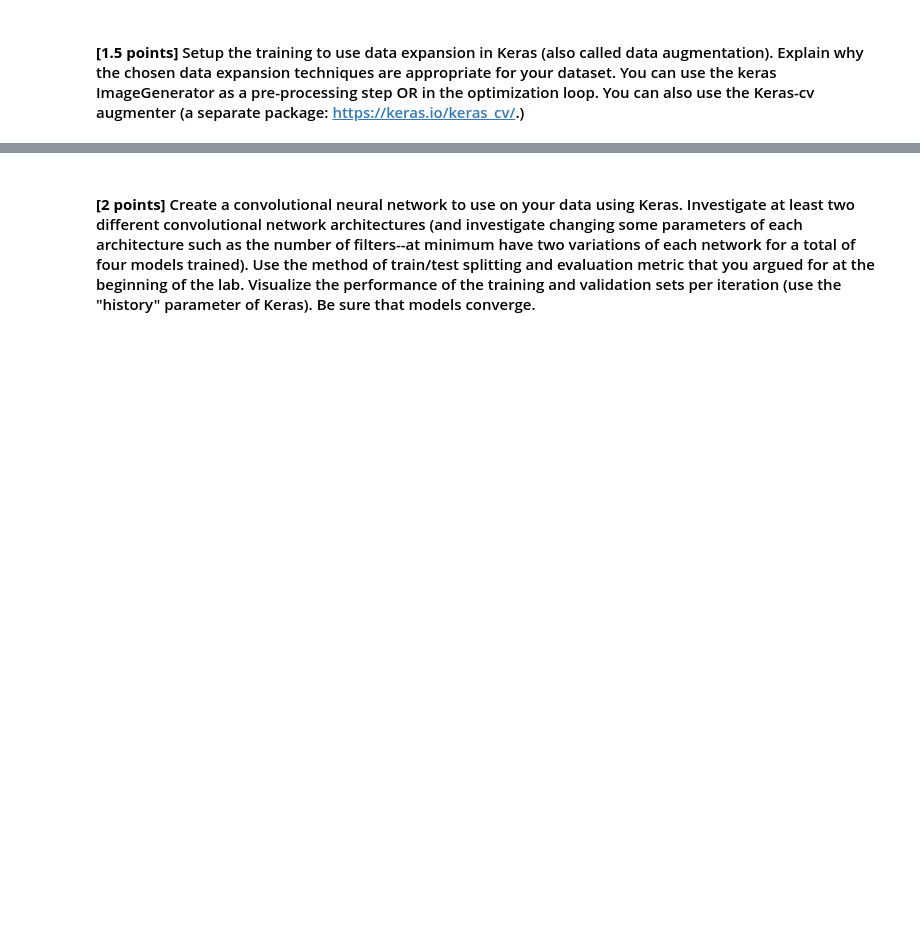
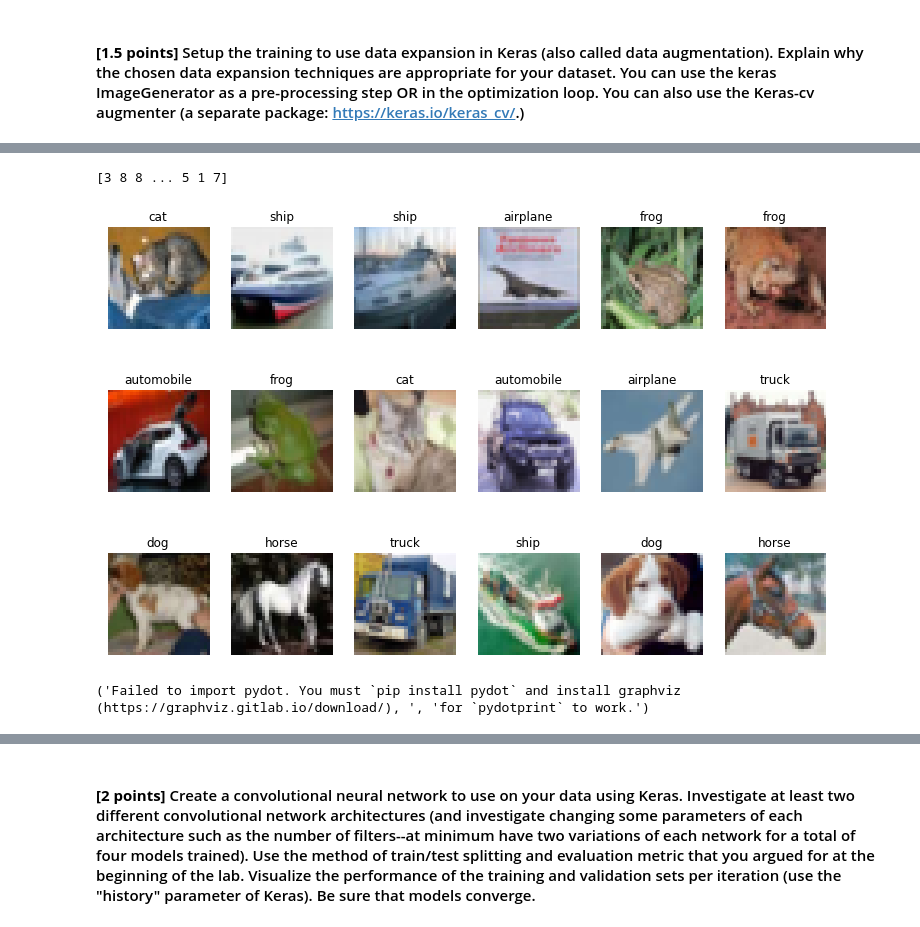
Before and after one commit to diogo-fae/ML-Lab-Six--CNNs, a Jupyter notebook: Lab Six: CNNs.ipynb, the cells around one changed output, grey strips where cells are left out. Cells and saved outputs as stored; diff of their text form; code cells hidden in the pictures; blank space fills up the shorter version.

```diff
--- a/Lab Six: CNNs.ipynb
+++ b/Lab Six: CNNs.ipynb
@@ -105,17 +108,19 @@ plot_gallery(X_train, y_train, 32, 32,alt_labels=labels,n_col=4,n_row=4)
 Now we need to make sure that the data is scaled correctly before being placed into our network
 # %%
 print(f'Max Before Scale: {np.max(X_train.max())}')
+print(f'Max Before Scale: {np.min(X_train.min())}')
 print(f'Shape before Scale: {X_train.shape}')
 
 X_train_orig = X_train.copy()
 
 X_test_orig = X_test.copy()
 
-X_train = (X_train / 255.0) - 0.5
+X_train = (X_train / 255.0)
 
-X_test = (X_test / 255.0) - 0.5
-
+X_test = (X_test / 255.0)
+X_valid = (X_valid / 255.0)
 print(f'Max After Scale: {np.max(X_train.max())}')
+print(f'Max Before Scale: {np.min(X_train.min())}')
 print(f'Shape after Scale: {X_train.shape}')
 # plot_gallery(X_train * 255.0 + 0.5, y_train, 32, 32,alt_labels=labels,n_col=4,n_row=4)
 # %% [output]
@@ -313,0 +357,18 @@ acc_mlp
+# %%
+plot_gallery(X_test,np.argmax(yhat,axis=1).reshape(-1,1),h=32,w=32,alt_labels=labels)
+
+
+print(np.argmax(yhat,axis=1))
+# %% [output]
+[3 8 8 ... 5 1 7]
+[figure, added]
+# %%
+from tensorflow.keras.utils import plot_model
+
+# you will need to install pydot properly on your machine to get this running
+plot_model(
+    model, to_file='model.png', show_shapes=True, show_layer_names=True,
+    rankdir='LR', expand_nested=False, dpi=96
+)
+# %% [output]
+('Failed to import pydot. You must `pip install pydot` and install graphviz (https://graphviz.gitlab.io/download/), ', 'for `pydotprint` to work.')
```
Also changed, not shown: parts of 10 cells of this notebook.
